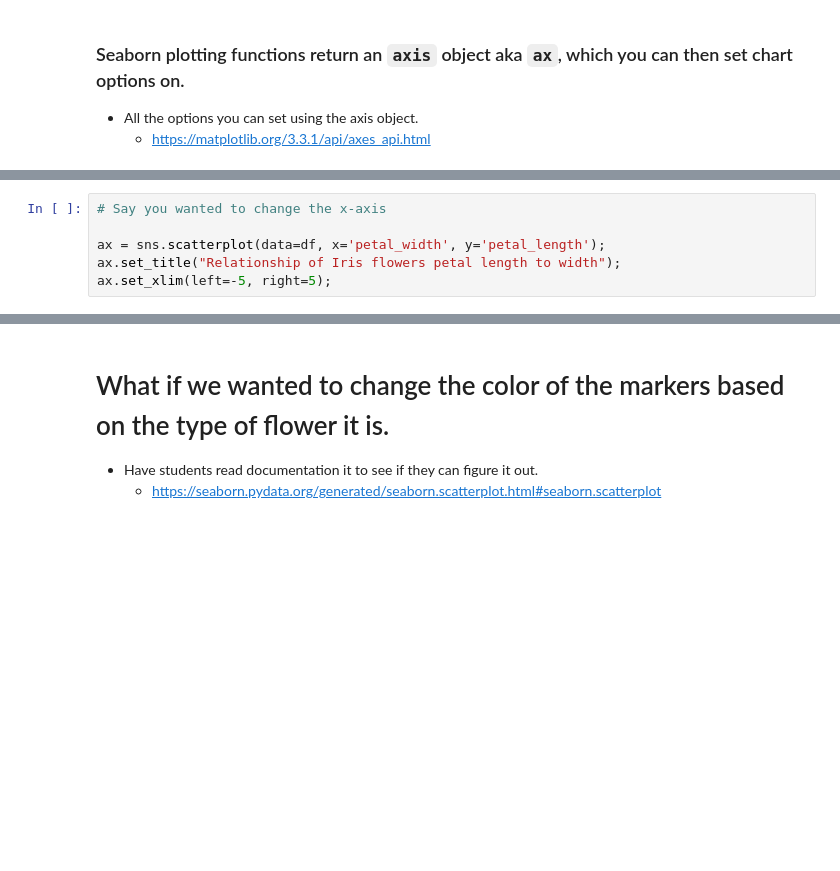
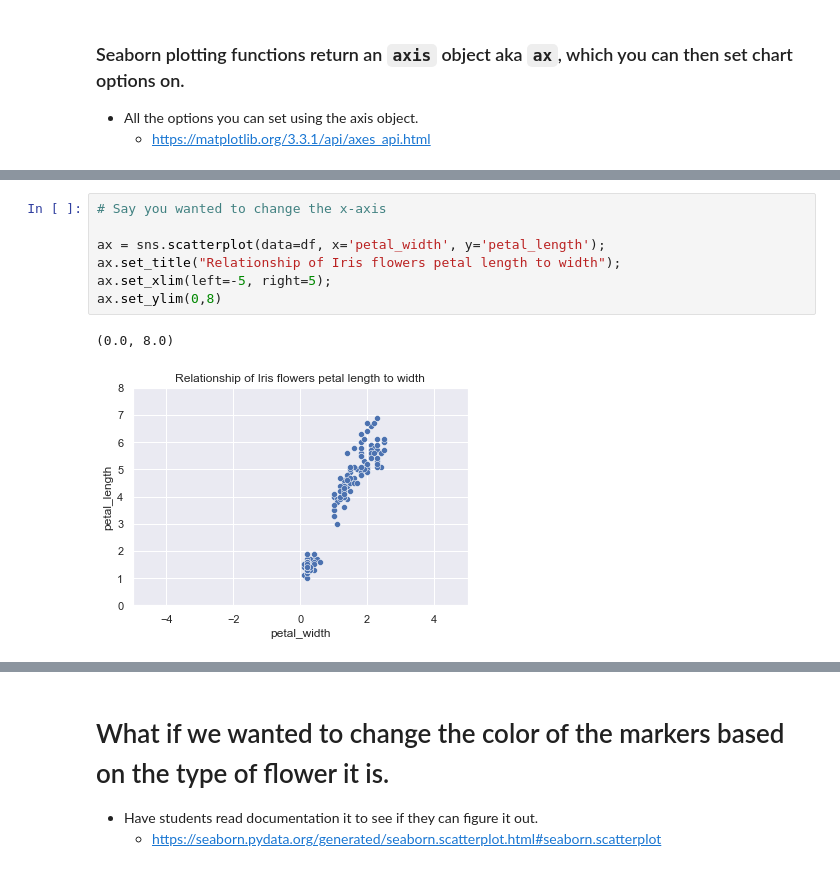
Before and after one commit to ivywei1125/2021-fall-data-science, a Jupyter notebook: Week-02-EDA/Lecture-EDA.ipynb, the cells around one changed output, grey strips where cells are left out. Saved outputs shown, nothing was run; the diff lists cells and outputs as text; blank space fills up the shorter version.

```diff
--- a/Week-02-EDA/Lecture-EDA.ipynb
+++ b/Week-02-EDA/Lecture-EDA.ipynb
@@ -167,9 +261,13 @@ ax.set_title("Relationship of Iris flowers petal length to width");
 # %%
 # Say you wanted to change the x-axis
 
 ax = sns.scatterplot(data=df, x='petal_width', y='petal_length');
 ax.set_title("Relationship of Iris flowers petal length to width");
 ax.set_xlim(left=-5, right=5);
+ax.set_ylim(0,8)
+# %% [output]
+(0.0, 8.0)
+[figure, added]
 # %%
 ax = sns.scatterplot(data=df, x='petal_width', y='petal_length');
 ax.set_title("Relationship of Iris flowers petal length to width");
```
Also changed, not shown: parts of 40 cells of this notebook, 1 other file.
